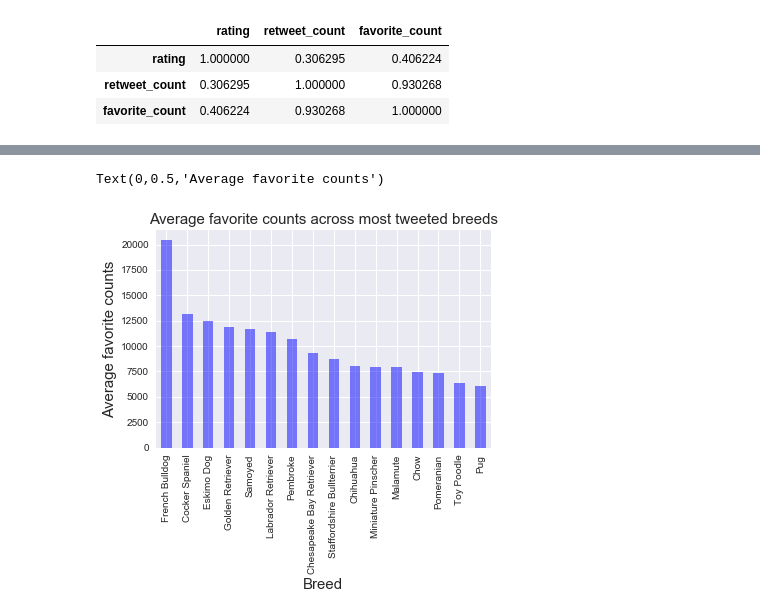
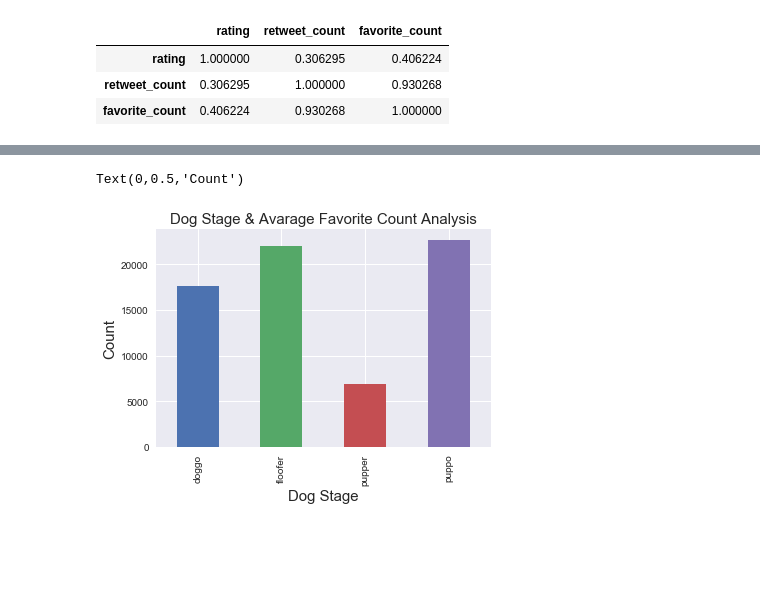
Before and after one commit to yagmurdalman/wrangle-and-analyze-data, a Jupyter notebook: wrangle_act.ipynb, the cells around one changed output, grey strips where cells are left out. Cells and saved outputs as stored; diff of their text form; code cells hidden in the pictures; blank space fills up the shorter version.

```diff
--- a/wrangle_act.ipynb
+++ b/wrangle_act.ipynb
@@ -1469,7 +1615,7 @@ Text(0,0.5,'Count')
 # %%
-hot_breeds=df.groupby('breed').filter(lambda x: 200 > len(x) > 20)
-hot_breeds['breed'].value_counts().plot(kind = 'bar', figsize=(8,5))
-plt.title('Most Tweeted Dog Breeds', fontsize=15)
+dog_stages=df.groupby('dog_stage').filter(lambda x: len(x) < 250)
+dog_stages['dog_stage'].value_counts().plot(kind = 'pie', figsize=(8,5))
+plt.title('Dog Stage Distribution', fontsize=15)
 plt.ylabel('Count', fontsize=15)
-plt.xlabel('Breed', fontsize=15)
+plt.xlabel('Dog Stage', fontsize=15)
 # %% [output]
@@ -1486,8 +1634,8 @@ Text(0,0.5,'Rating')
 # %%
-hot_breeds.groupby('breed')['favorite_count'].mean().sort_values(ascending=False).plot(kind ='bar', color = 'Blue', alpha=0.5)
-plt.title('Average favorite counts across most tweeted breeds', fontsize=15)
-plt.xlabel('Breed', fontsize=15)
-plt.ylabel('Average favorite counts', fontsize=15)
+dog_stages.groupby('dog_stage')['favorite_count'].mean().plot(kind='bar')
+plt.title('Dog Stage & Avarage Favorite Count Analysis', fontsize=15)
+plt.xlabel('Dog Stage', fontsize=15)
+plt.ylabel('Count', fontsize=15)
 # %% [output]
-Text(0,0.5,'Average favorite counts')
+Text(0,0.5,'Count')
-[figure, old version]
+[figure, new version]
```
Also changed, not shown: parts of 36 cells of this notebook.
